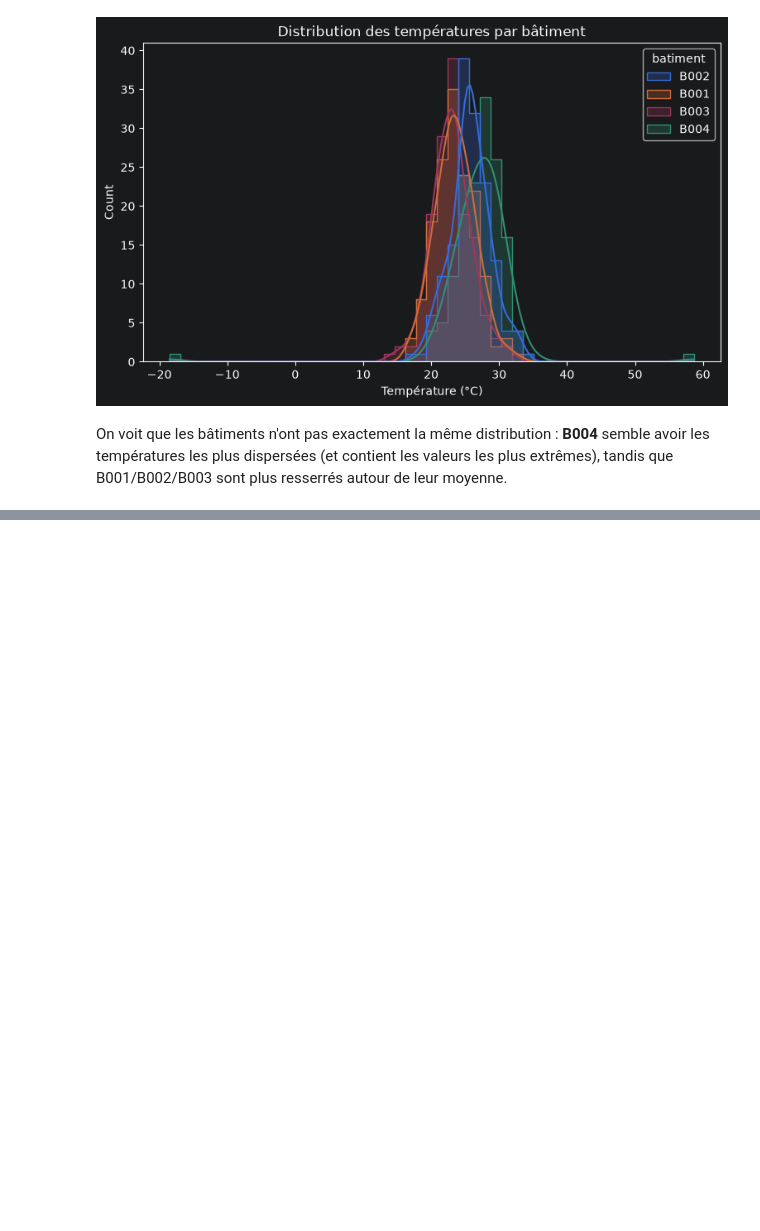
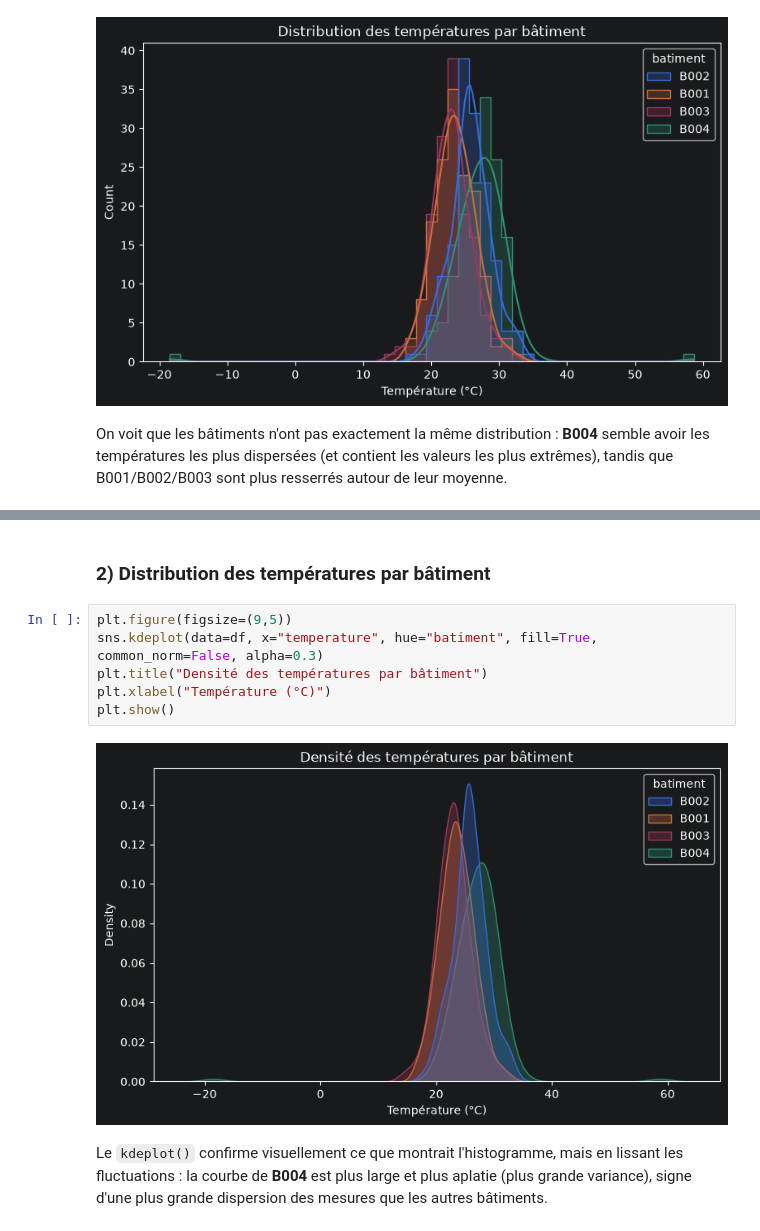
Before and after one commit to massamba0809/atelier_seaborn_iot, a Jupyter notebook: notebooks/atelier_seaborn_iot.ipynb, the cells around one changed output, grey strips where cells are left out. Drawn from its saved outputs; the diff is of its cells as text; blank space fills up the shorter version.

```diff
--- a/notebooks/atelier_seaborn_iot.ipynb
+++ b/notebooks/atelier_seaborn_iot.ipynb
@@ -141,0 +154,12 @@ On voit que les bâtiments n'ont pas exactement la même distribution : **B004**
+# %% [markdown]
+### 2) Distribution des températures par bâtiment
+# %%
+plt.figure(figsize=(9,5))
+sns.kdeplot(data=df, x="temperature", hue="batiment", fill=True, common_norm=False, alpha=0.3)
+plt.title("Densité des températures par bâtiment")
+plt.xlabel("Température (°C)")
+plt.show()
+# %% [output]
+[figure, added]
+# %% [markdown]
+Le `kdeplot()` confirme visuellement ce que montrait l'histogramme, mais en lissant les fluctuations : la courbe de **B004** est plus large et plus aplatie (plus grande variance), signe d'une plus grande dispersion des mesures que les autres bâtiments.
```
Also changed, not shown: parts of 3 cells of this notebook.
